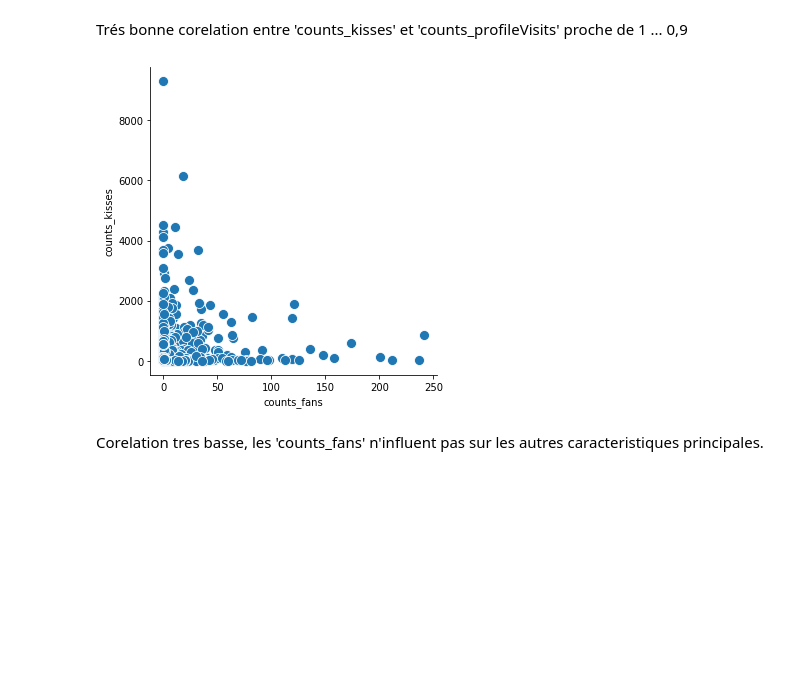
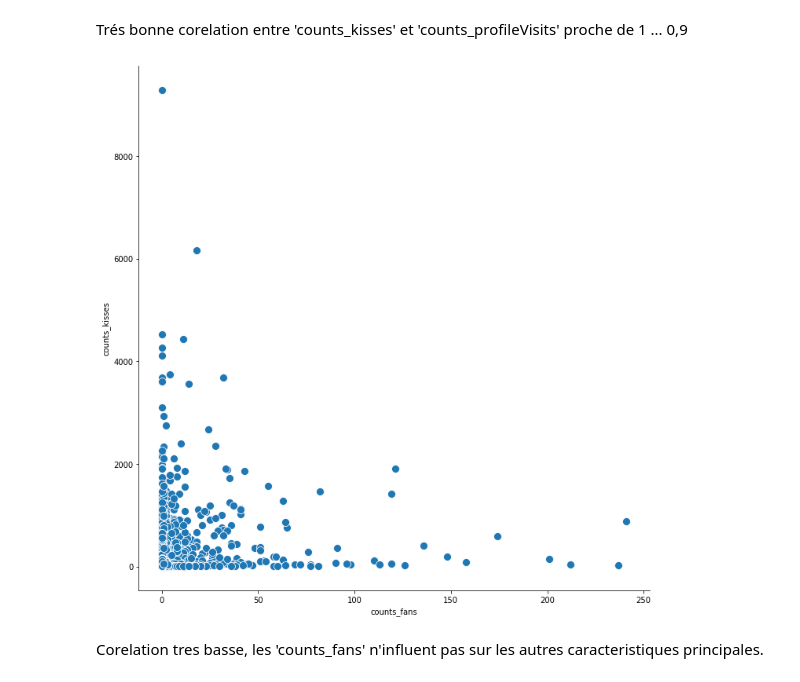
Before and after one commit to samiHEL/DA_Attractivite, a Jupyter notebook: DA_HELLA_SAMI_Attractivité.ipynb, the cells around one changed output. Saved outputs shown, nothing was run; the diff lists cells and outputs as text; code cells hidden in the pictures; blank space fills up the shorter version.

```diff
--- a/DA_HELLA_SAMI_Attractivité.ipynb
+++ b/DA_HELLA_SAMI_Attractivité.ipynb
@@ -59,10 +59,10 @@ plot.show();
 Trés bonne corelation entre 'counts_kisses' et 'counts_profileVisits' proche de 1 ... 0,9
 # %%
 df = pd.DataFrame(data=data, columns=['counts_fans','counts_kisses'])
-seaborn.relplot(x=df["counts_fans"], y=df["counts_kisses"], s = 100)
+seaborn.relplot(x=df["counts_fans"], y=df["counts_kisses"], s = 100, height=10)
 plot.show();
 # %% [output]
-[figure, old version]
+[figure, new version]
 # %% [markdown]
 Corelation tres basse, les 'counts_fans' n'influent pas sur les autres caracteristiques principales.
 # %%
```
Also changed, not shown: parts of 2 cells of this notebook.
